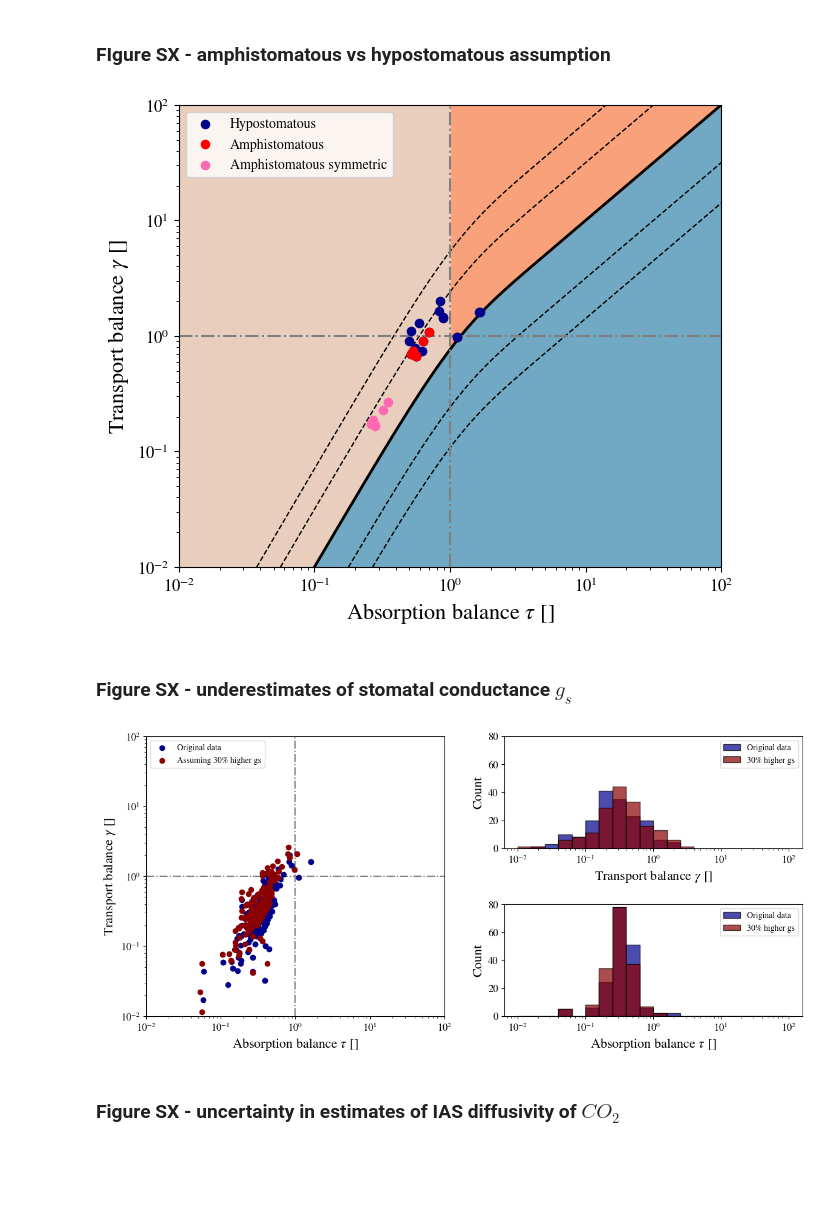
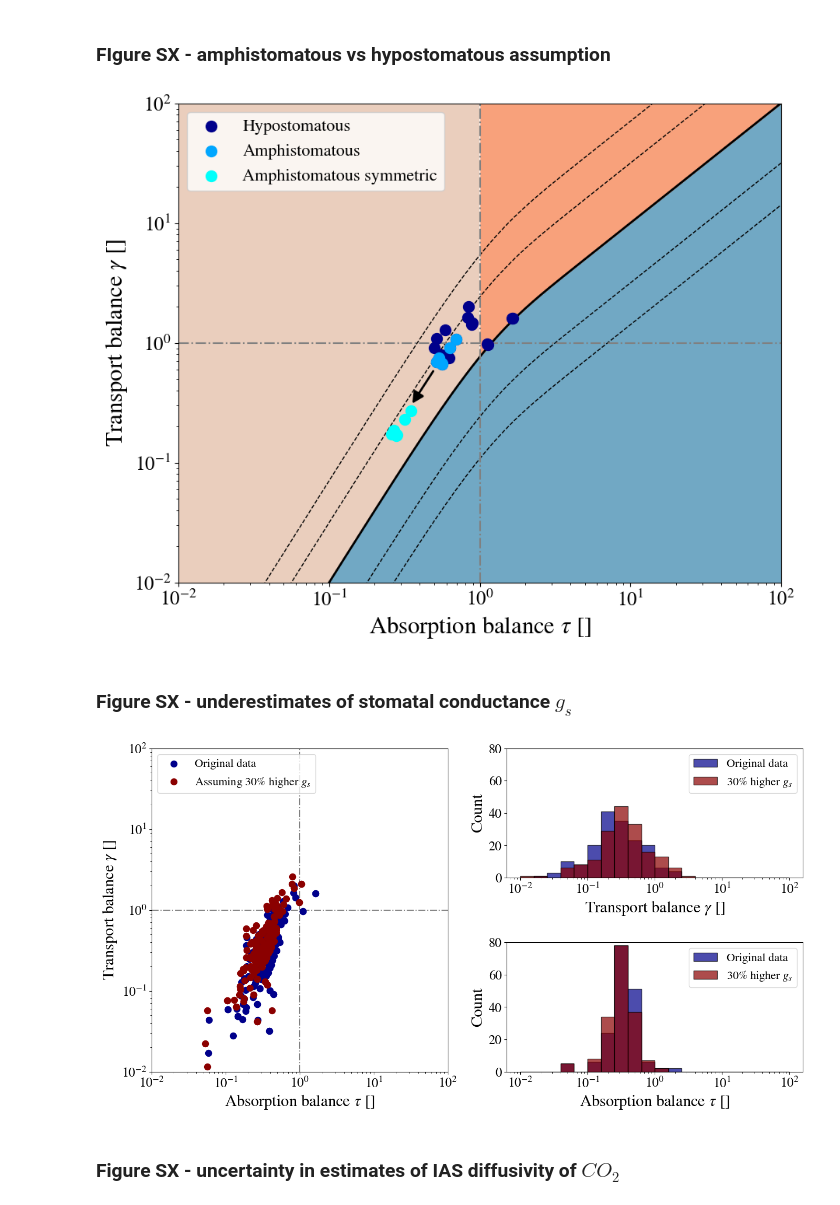
Before and after one commit to andreas-stillits/CarbonFixationModel1D, a Jupyter notebook: figures/scripts/supplementary.ipynb, the cells around one changed output. Saved outputs shown, nothing was run; the diff lists cells and outputs as text; code cells hidden in the pictures; blank space fills up the shorter version.

Commit message:
updated supplementary figures

```diff
--- a/figures/scripts/supplementary.ipynb
+++ b/figures/scripts/supplementary.ipynb
@@ -10,10 +10,11 @@ from matplotlib.colors import ListedColormap, BoundaryNorm
 mpl.rcParams['mathtext.fontset'] = 'stix'  # or 'dejavusans', 'cm', 'custom'
 mpl.rcParams['font.family'] = 'STIXGeneral'  # Matches STIX math font
 # set tick font size
-mpl.rcParams['xtick.labelsize'] = 12
-mpl.rcParams['ytick.labelsize'] = 12
+mpl.rcParams['xtick.labelsize'] = 18
+mpl.rcParams['ytick.labelsize'] = 18
 # set default fontsize
-mpl.rcParams['font.size'] = 16
+mpl.rcParams['axes.titlesize'] = 20
+mpl.rcParams['font.size'] = 22
 
 
 # function to convert hex color to rgb tuple
@@ -81,7 +82,7 @@ def map_data_values(df: pd.DataFrame, map: np.ndarray, vmin: float = 0.01, vmax:
 
     return np.array(values)
 
-def std_layout(ax: plt.Axes, dataframes: list[pd.DataFrame], labels=list[str], colors: list[str] = ["darkblue", "darkred", "darkgreen"], alphas: list[float] = [1.0, 1.0, 1.0], vmin: float = 0.01, vmax: float = 100, inset: bool = False) -> None:
+def std_layout(ax: plt.Axes, dataframes: list[pd.DataFrame], labels=list[str], colors: list[str] = ["darkblue", "darkred", "darkgreen"], alphas: list[float] = [1.0, 1.0, 1.0], vmin: float = 0.01, vmax: float = 100, markersize: int = 75, inset: bool = False) -> None:
     """Helper function to set standard plot settings for (tau,gamma) figures."""
     ax.set_xscale("log")
     ax.set_yscale("log")
@@ -90,7 +91,7 @@ def std_layout(ax: plt.Axes, dataframes: list[pd.DataFrame], labels=list[str], c
     ax.plot([1, 1], [vmin, vmax], color="grey", linestyle="-.", zorder=2)
     ax.plot([vmin, vmax], [1, 1], color="grey", linestyle="-.", zorder=2)
 
-    markersize = 35 if not inset else 10
+    markersize = markersize if not inset else 10
 
     for df, color, label, alpha in zip(dataframes, colors, labels, alphas):
         ax.scatter(df['tau'], df['gamma'], color=color, marker="o", zorder=3, label=label, s=markersize, alpha=alpha)
@@ -98,7 +99,7 @@ def std_layout(ax: plt.Axes, dataframes: list[pd.DataFrame], labels=list[str], c
     if not inset:
         ax.set_xlabel(r"Absorption balance $\tau$ []")
         ax.set_ylabel(r"Transport balance $\gamma$ []")
-        ax.legend(loc="upper left", fontsize=10)
+        ax.legend(loc="upper left", fontsize=16)
 
 def std_histogram(ax: plt.Axes, xlabel: str = "tau") -> None:
     ax.set_ylabel('Count')
@@ -109,7 +110,7 @@ def std_histogram(ax: plt.Axes, xlabel: str = "tau") -> None:
     else:
         ax.set_xlabel(xlabel)
     ax.set_xscale('log')
-    ax.legend(loc="upper right", fontsize=10)
+    ax.legend(loc="upper right", fontsize=16)
     return
 
 def describe_errors(errors: np.ndarray, *thresholds: float) -> None:
@@ -141,7 +142,7 @@ def plot_heat_map(ax: plt.Axes, sensitivity: np.ndarray, title: str, colorN: int
     ax.plot([1, 1], [vmin, vmax], color="grey", linestyle="-.", zorder=2)
     ax.plot([vmin, vmax], [1, 1], color="grey", linestyle="-.", zorder=2)
     # ax.set_xlabel(r"Absorption balance $\tau$ []")
-    ax.set_title(title)
+    ax.set_title(title, fontsize=18)
     im = ax.pcolor(taus, gammas, sensitivity, shading="nearest", cmap=cmap, norm=norm)
     return im
 # %% [markdown]
@@ -152,42 +153,43 @@ df = pd.read_csv(ROOT + 'data/saved_data/Knauer2022_hypostomatous.csv', sep=';',
 df_ = pd.read_csv(ROOT + 'data/saved_data/Knauer2022_most_ias_limited.csv', sep=';', decimal=',')
 
 
-fig, ax1 = plt.subplots(1, 1, figsize=(7, 6))
+fig, ax1 = plt.subplots(1, 1, figsize=(10, 8))
 
 N = 400
 chi_ = 0.1
 vmin, vmax = 0.01, 100
 taus = np.exp(np.linspace(np.log(vmin), np.log(vmax), N))
 borders = lambda taus, sigma: sigma*taus*np.tanh(taus)
 
 # shading
 ax1.fill_between(taus, borders(taus, 1), vmin, color=colorI)
 ax1.fill_between(taus[taus <= 1], vmax, borders(taus[taus <= 1], 1), color=colorII)
 ax1.fill_between(taus[taus >= 1], vmax, borders(taus[taus >= 1], 1), color=colorIII)
 # lines
 ax1.plot(taus, borders(taus, 1), color='black', linestyle='-', linewidth=2)
 ax1.plot(taus, borders(taus, np.sqrt(50)), color='black', linestyle='--', linewidth=1)
 ax1.plot(taus, borders(taus, np.sqrt(10)), color='black', linestyle='--', linewidth=1)
 ax1.plot(taus, borders(taus, 1/np.sqrt(10)), color='black', linestyle='--', linewidth=1)
 ax1.plot(taus, borders(taus, 1/np.sqrt(50)), color='black', linestyle='--', linewidth=1)
 
 # plot the data
 labels = [r"Hypostomatous", r"Amphistomatous", r"Amphistomatous symmetric"]
-colors = ["darkblue", "red", "hotpink"]
+colors = ["darkblue", "#00A6FF", "#00FFFB"]
 
 mask = df_['hypostomatous'] != 'yes'
 df_amphi = df_[mask]
 df_amphi_sym = df_amphi.copy()
 df_amphi_sym['tau'] = df_amphi_sym['tau'] / 2
 df_amphi_sym['gamma'] = df_amphi_sym['gamma'] / 4
 
-std_layout(ax1, [df_, df_amphi, df_amphi_sym], labels, colors=colors)
+std_layout(ax1, [df_, df_amphi, df_amphi_sym], labels, colors=colors, markersize=100)
+ax1.annotate('', xy=(0.35,0.3), xytext=(0.5, 0.6), arrowprops=dict(arrowstyle='-|>', color='black', linewidth=2))
 
 plt.savefig(ROOT + "figures/vectorgraphics/supplementary/figure_amphi.svg")
-plt.savefig(ROOT + "figures/vectorgraphics/supplementary/figure_amphi.png", dpi=300)
+plt.savefig(ROOT + "figures/vectorgraphics/supplementary/figure_amphi.png", dpi=300, bbox_inches='tight')
 plt.show()
 # %% [output]
-[figure, old version]
+[figure, new version]
 # %% [markdown]
 ### Figure SX - underestimates of stomatal conductance $g_s$
 # %%
@@ -218,32 +220,32 @@ gm_new = An / (Ci_new - C_)
 taus_new, gammas_new = numpy_estimate_parameters(gm_new, gs_new, gias)
 df_new = pd.DataFrame({"tau": taus_new, "gamma": gammas_new})
 
-fig = plt.figure(figsize=(14, 6))
+fig = plt.figure(figsize=(16, 8))
 spec = fig.add_gridspec(2, 2, hspace=0.5)
 ax_main = fig.add_subplot(spec[:, 0])
 ax_hist_tau = fig.add_subplot(spec[1, 1])
 ax_hist_gamma = fig.add_subplot(spec[0, 1])
 
-std_layout(ax_main, [df, df_new], [r"Original data", r"Assuming 30% higher gs"])
+std_layout(ax_main, [df, df_new], [r"Original data", r"Assuming 30% higher $g_s$"])
 
 bins = np.logspace(-2, 2, 21)
 alpha = 0.7
 
 ax_hist_tau.hist(taus, bins=bins, alpha=alpha, color="darkblue", edgecolor="black", label="Original data")
-ax_hist_tau.hist(taus_new, bins=bins, alpha=alpha, color="darkred", edgecolor="black", label="30% higher gs")
+ax_hist_tau.hist(taus_new, bins=bins, alpha=alpha, color="darkred", edgecolor="black", label=r"30% higher $g_s$")
 ax_hist_tau.set_ylim(0, 80)
 std_histogram(ax_hist_tau, xlabel="tau")
 
 ax_hist_gamma.hist(gammas, bins=bins, alpha=alpha, color="darkblue", edgecolor="black", label="Original data")
-ax_hist_gamma.hist(gammas_new, bins=bins, alpha=alpha, color="darkred", edgecolor="black", label="30% higher gs")
+ax_hist_gamma.hist(gammas_new, bins=bins, alpha=alpha, color="darkred", edgecolor="black", label=r"30% higher $g_s$")
 ax_hist_gamma.set_ylim(0, 80)
 std_histogram(ax_hist_gamma, xlabel="gamma")
 
 plt.savefig(ROOT + "figures/vectorgraphics/supplementary/figure_saturation.svg")
-plt.savefig(ROOT + "figures/vectorgraphics/supplementary/figure_saturation.png", dpi=300)
+plt.savefig(ROOT + "figures/vectorgraphics/supplementary/figure_saturation.png", dpi=300, bbox_inches='tight')
 plt.show()
 # %% [output]
-[figure, old version]
+[figure, new version]
 # %% [markdown]
 ### Figure SX - uncertainty in estimates of IAS diffusivity of $CO_2$
 # %%
```
Also changed, not shown: parts of 5 cells of this notebook, 14 other files.
